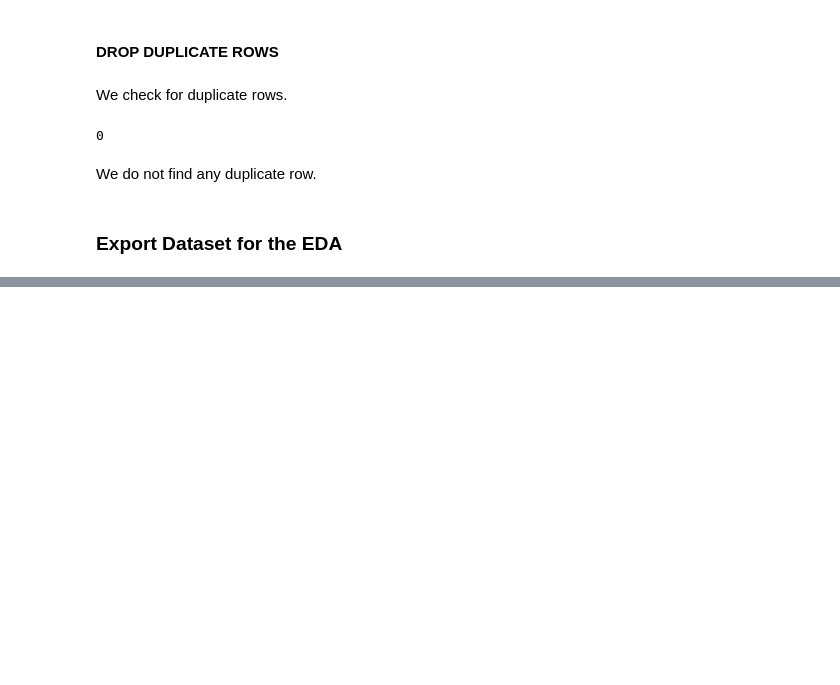
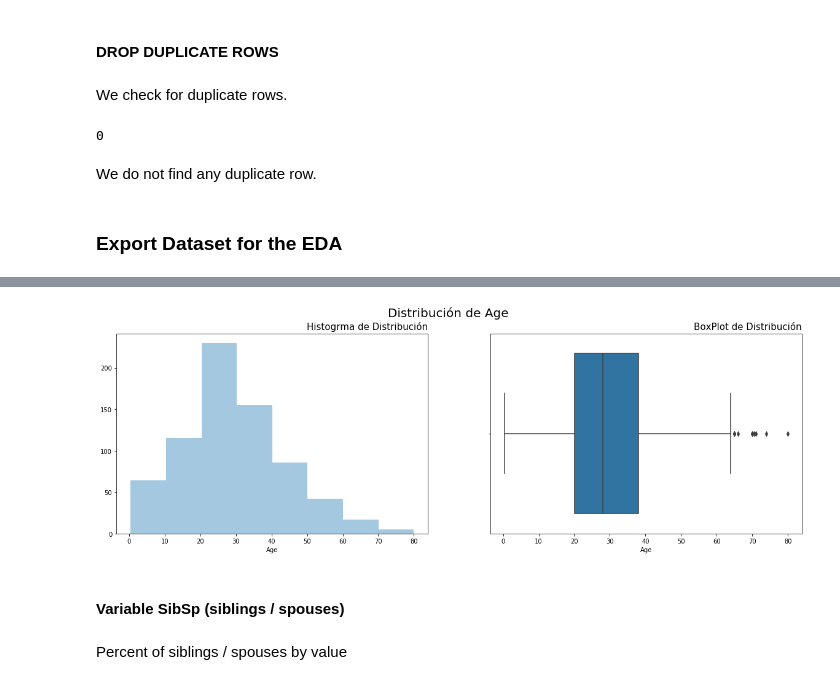
Before and after one commit to Jorge2alvarez/project-kaggle-titanic, a Jupyter notebook: titanic/Titanic-Project-v1.ipynb, the cells around one changed output, grey strips where cells are left out. Drawn from its saved outputs; the diff is of its cells as text; code cells hidden in the pictures; blank space fills up the shorter version.

```diff
--- a/titanic/Titanic-Project-v1.ipynb
+++ b/titanic/Titanic-Project-v1.ipynb
@@ -354,0 +450,21 @@ df.to_csv('Data/df2.csv', index=False)
+# %%
+fig, [ax1, ax2] = plt.subplots(1, 2, figsize=(20,6))
+fig.suptitle('Distribución de Age', fontsize=20, fontweight=300)
+
+plt.sca(ax1)
+ax1.set_title('Histogrma de Distribución', loc='right', fontsize=15, fontweight=300)
+# Create plot:
+sns.distplot( a=df2.Age[df21.Age.isnull() == False], hist=True, kde=False, rug=False, bins=8 )
+
+
+plt.sca(ax2)
+ax2.set_title('BoxPlot de Distribución', loc='right', fontsize=15, fontweight=300)
+# Create plot:
+sns.boxplot(df2.Age[df21.Age.isnull() == False])
+plt.show()
+# %% [output]
+[figure, added]
+# %% [markdown]
+#### Variable SibSp (siblings / spouses)
+# %% [markdown]
+Percent of siblings / spouses by value
```
Also changed, not shown: parts of 28 cells of this notebook.
